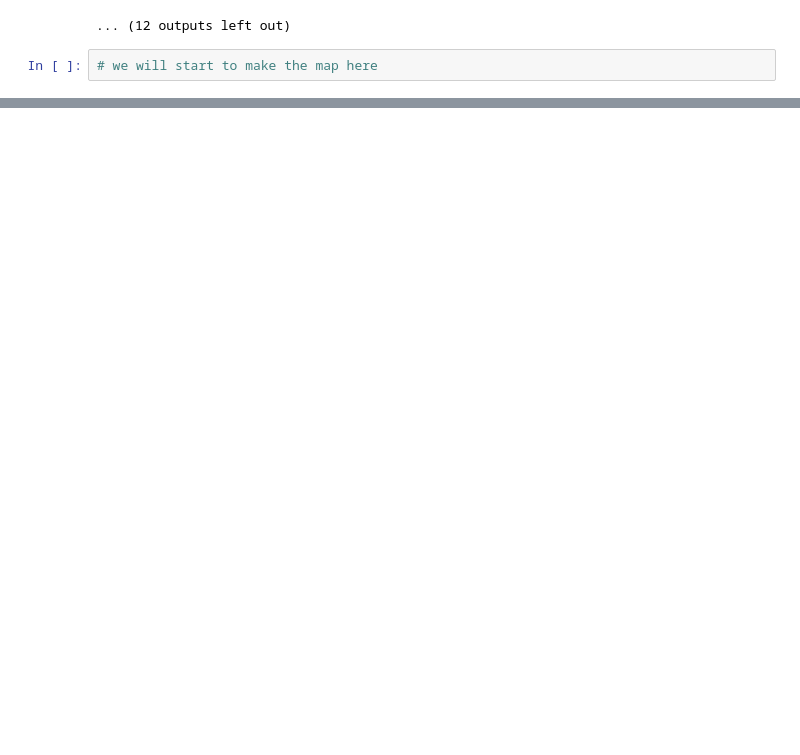
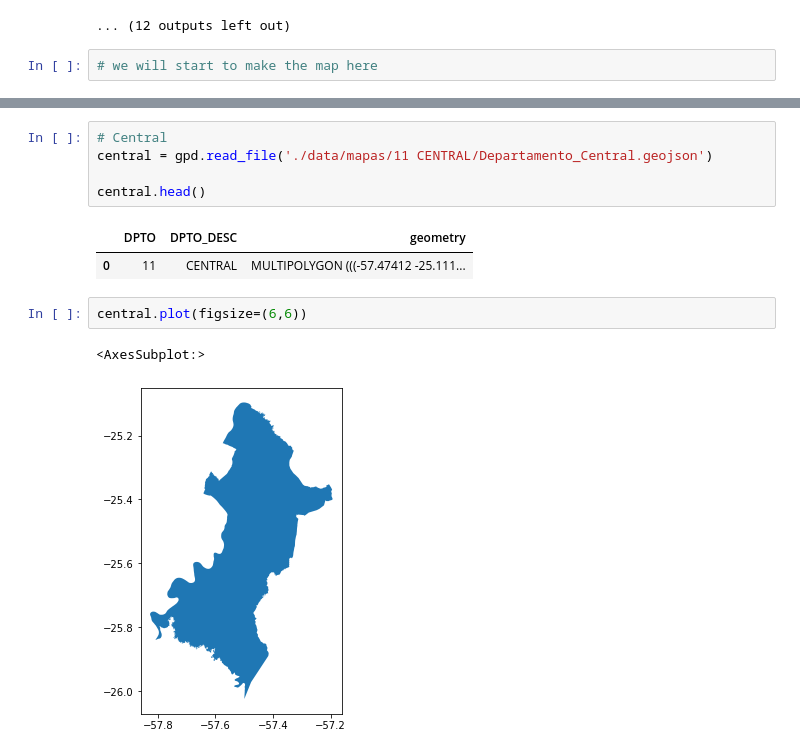
Before and after one commit to happystep/BigDataFinalProject, a Jupyter notebook: test.ipynb, the cells around one changed output, grey strips where cells are left out. Saved outputs shown, nothing was run; the diff lists cells and outputs as text; blank space fills up the shorter version.

```diff
--- a/test.ipynb
+++ b/test.ipynb
@@ -202,0 +250,13 @@ import webbrowser
+# %%
+# Central
+central = gpd.read_file('./data/mapas/11 CENTRAL/Departamento_Central.geojson')
+
+central.head()
+# %% [output]
+|  | DPTO | DPTO_DESC | geometry |
+| 0 | 11 | CENTRAL | MULTIPOLYGON (((-57.47412 -25.111... |
+# %%
+central.plot(figsize=(6,6))
+# %% [output]
+<AxesSubplot:>
+[figure, added]
```
Also changed, not shown: parts of 17 cells of this notebook.
